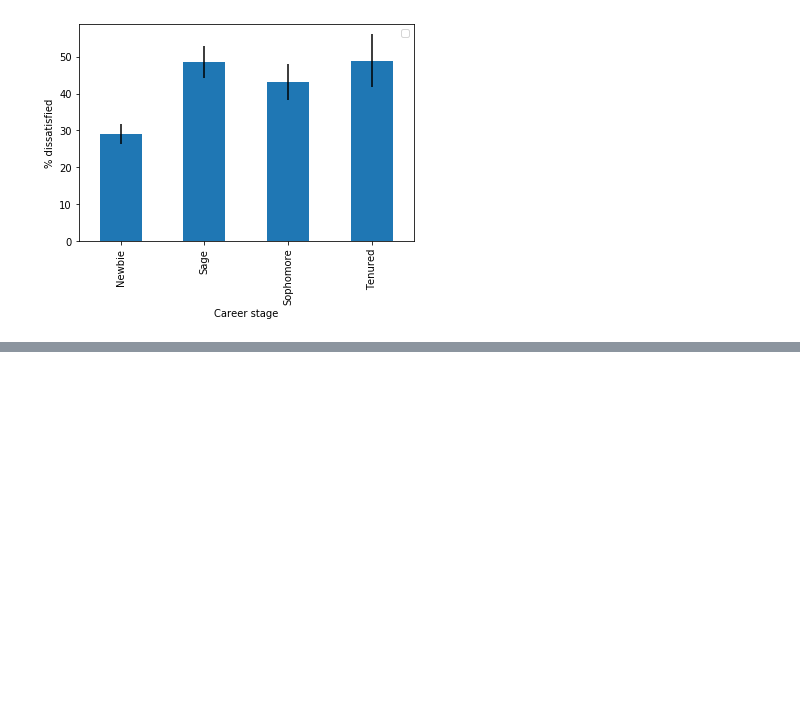
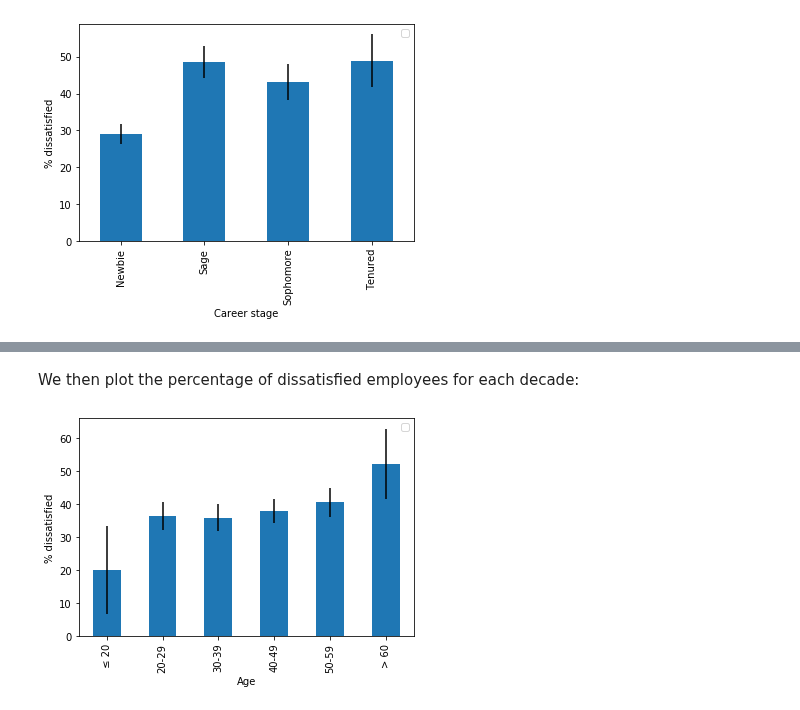
Before and after one commit to FlorentCLMichel/learning_data_science, a Jupyter notebook: Projects_Jupyter/Employees_Exit_Survey.ipynb, the cells around one changed output, grey strips where cells are left out. Saved outputs shown, nothing was run; the diff lists cells and outputs as text; code cells hidden in the pictures; blank space fills up the shorter version.

```diff
--- a/Projects_Jupyter/Employees_Exit_Survey.ipynb
+++ b/Projects_Jupyter/Employees_Exit_Survey.ipynb
@@ -511,0 +530,13 @@ The differences between results for the other carreer stages are not statistical
+# %%
+def age_to_decade(age):
+    if np.isnan(age):
+        return age
+    elif age == 20.:
+        return ' ≤ 20' # trailing space to make it appear before the other values in the bar plot
+    elif age == 61.:
+        return '> 60'
+    else:
+        dec = int(age/10)*10
+        return str(dec) + '-' + str(dec+9)
+combined_resignations['decade'] = combined_resignations['age'].map(age_to_decade)
+combined_resignations['decade'].value_counts()
@@ -511,0 +551,18 @@ The differences between results for the other carreer stages are not statistical
+# %% [markdown]
+We then plot the percentage of dissatisfied employees for each decade:
+# %%
+# pivot table: percentages of dissatisfied employees
+dissatisfied_vs_decade = pd.pivot_table(combined_resignations, values = 'dissatisfied', index = 'decade', aggfunc = lambda x: 100*x.mean())
+
+# pivot table: standard error
+dissatisfied_vs_decade_ste = pd.pivot_table(combined_resignations, values = 'dissatisfied', index = 'decade', aggfunc = lambda x: 100*x.std()/np.sqrt(len(x)))
+
+# bar plot
+# the error bars correspond to one standard error up and down
+ax = dissatisfied_vs_decade.plot(kind = 'bar', yerr = dissatisfied_vs_decade_ste['dissatisfied'])
+ax.set_xlabel('Age')
+ax.set_ylabel('% dissatisfied')
+ax.legend([])
+plt.show()
+# %% [output]
+[figure, added]
```
Also changed, not shown: parts of 14 cells of this notebook.
